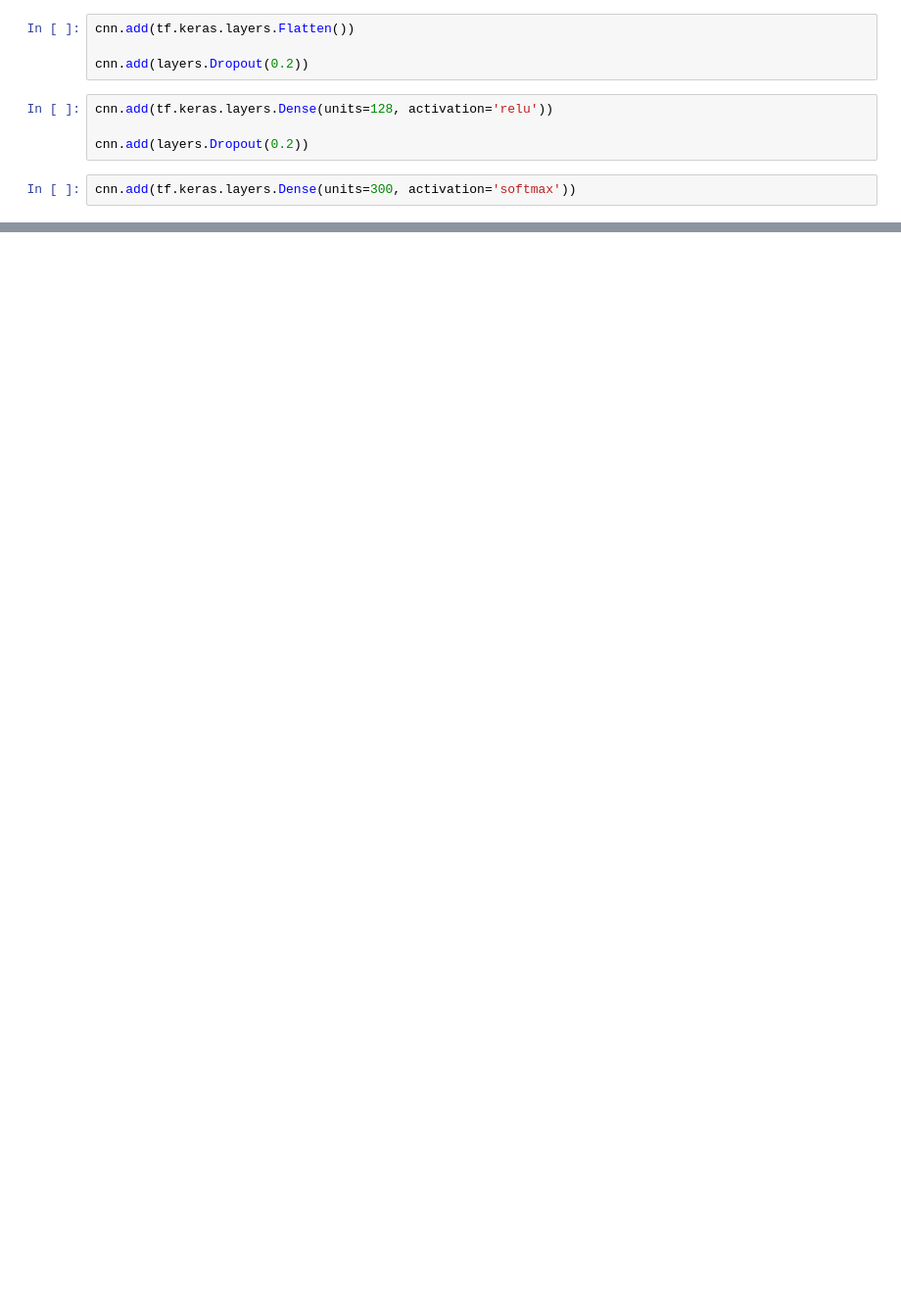
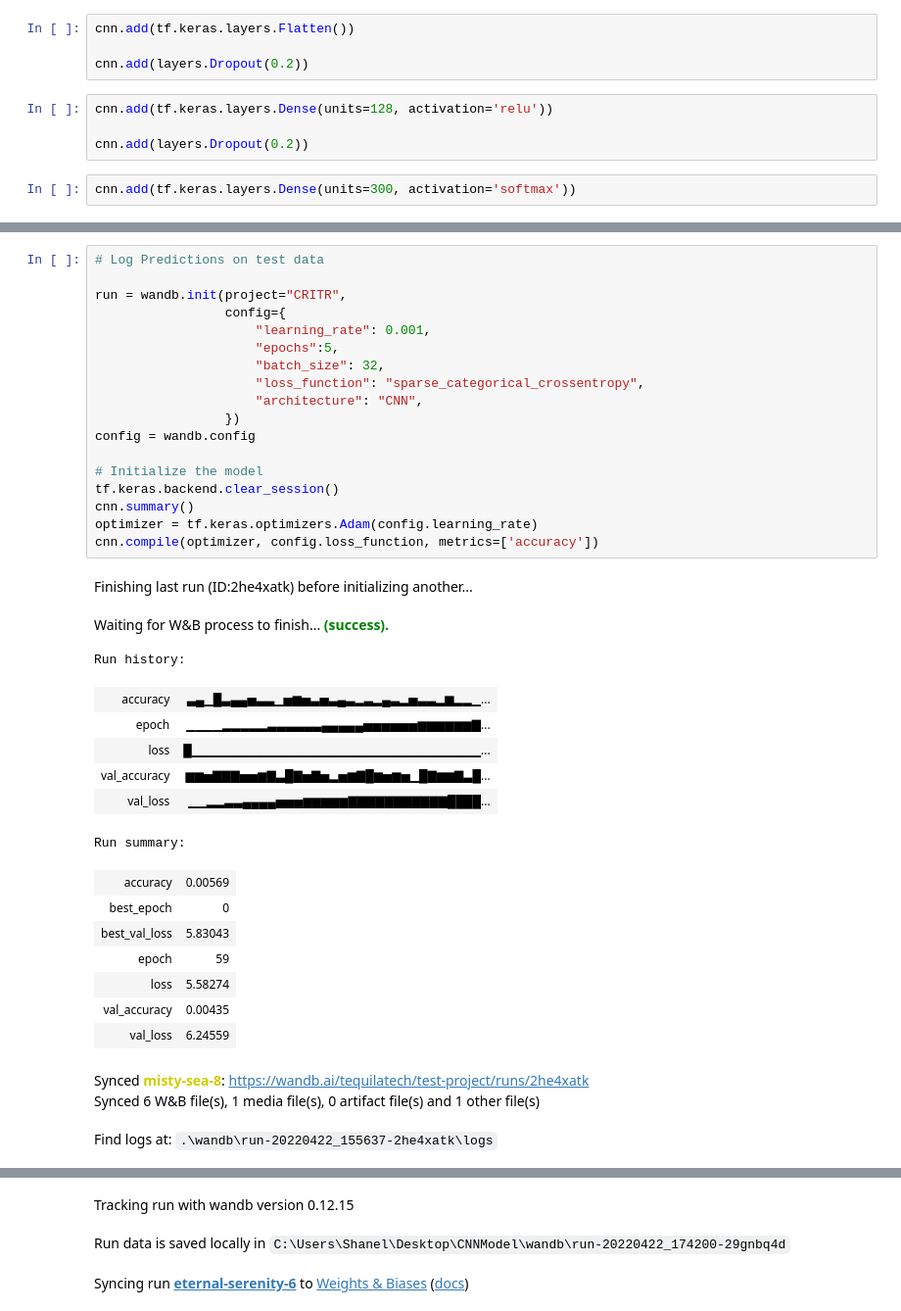
Before and after one commit to ihshanaa/CRITR--SDGP, a Jupyter notebook: CNNModel.ipynb, the cells around one changed output, grey strips where cells are left out. Shown at 98% size. Drawn from its saved outputs; the diff is of its cells as text; blank space fills up the shorter version.

Commit message:
Major Changes
1) Used Weights and Biases for model analysis
2) Change in learning rate
3) Data augmentation parameters added

```diff
--- a/CNNModel.ipynb
+++ b/CNNModel.ipynb
@@ -166,0 +190,38 @@ dict_keys(['loss', 'accuracy', 'val_loss', 'val_accuracy'])
+# %%
+# Log Predictions on test data
+
+run = wandb.init(project="CRITR",
+                 config={
+                     "learning_rate": 0.001,
+                     "epochs":5,
+                     "batch_size": 32,
+                     "loss_function": "sparse_categorical_crossentropy",
+                     "architecture": "CNN",
+                 })
+config = wandb.config
+
+# Initialize the model
+tf.keras.backend.clear_session()
+cnn.summary()
+optimizer = tf.keras.optimizers.Adam(config.learning_rate)
+cnn.compile(optimizer, config.loss_function, metrics=['accuracy'])
+# %% [output]
+Finishing last run (ID:2he4xatk) before initializing another...
+Waiting for W&B process to finish... (success).
+Run history:
+| accuracy | ▃▄▁█▃▄▄▅▃▃▁▅▆▅▃▅▃▄▃▂▃▂▄▃▂▅▃▃▂▆▂▂▁... |
+| epoch | ▁▁▁▁▂▂▂▂▂▃▃▃▃▃▃▄▄▄▄▄▅▅▅▅▅▅▆▆▆▆▆▆▇... |
+| loss | █▁▁▁▁▁▁▁▁▁▁▁▁▁▁▁▁▁▁▁▁▁▁▁▁▁▁▁▁▁▁▁▁... |
+| val_accuracy | ▆▆▅▇▇▇▅▅▆▇▃█▇▅▇▅▂▅▆▇█▆▅▆▅▁█▇▆▆▇▃█... |
+| val_loss | ▁▁▂▂▃▃▄▄▄▄▅▅▅▆▆▆▆▆▇▇▇▇▇▇▇▇▇▇▇████... |
+Run summary:
+| accuracy | 0.00569 |
+| best_epoch | 0 |
+| best_val_loss | 5.83043 |
+| epoch | 59 |
+| loss | 5.58274 |
+| val_accuracy | 0.00435 |
+| val_loss | 6.24559 |
+Synced misty-sea-8: https://wandb.ai/tequilatech/test-project/runs/2he4xatk
+Synced 6 W&B file(s), 1 media file(s), 0 artifact file(s) and 1 other file(s)
+Find logs at: .\wandb\run-20220422_155637-2he4xatk\logs
@@ -166,0 +229,3 @@ dict_keys(['loss', 'accuracy', 'val_loss', 'val_accuracy'])
+Tracking run with wandb version 0.12.15
+Run data is saved locally in C:\Users\Shanel\Desktop\CNNModel\wandb\run-20220422_174200-29gnbq4d
+Syncing run eternal-serenity-6 to Weights & Biases (docs)
```
Also changed, not shown: parts of 15 cells of this notebook.
